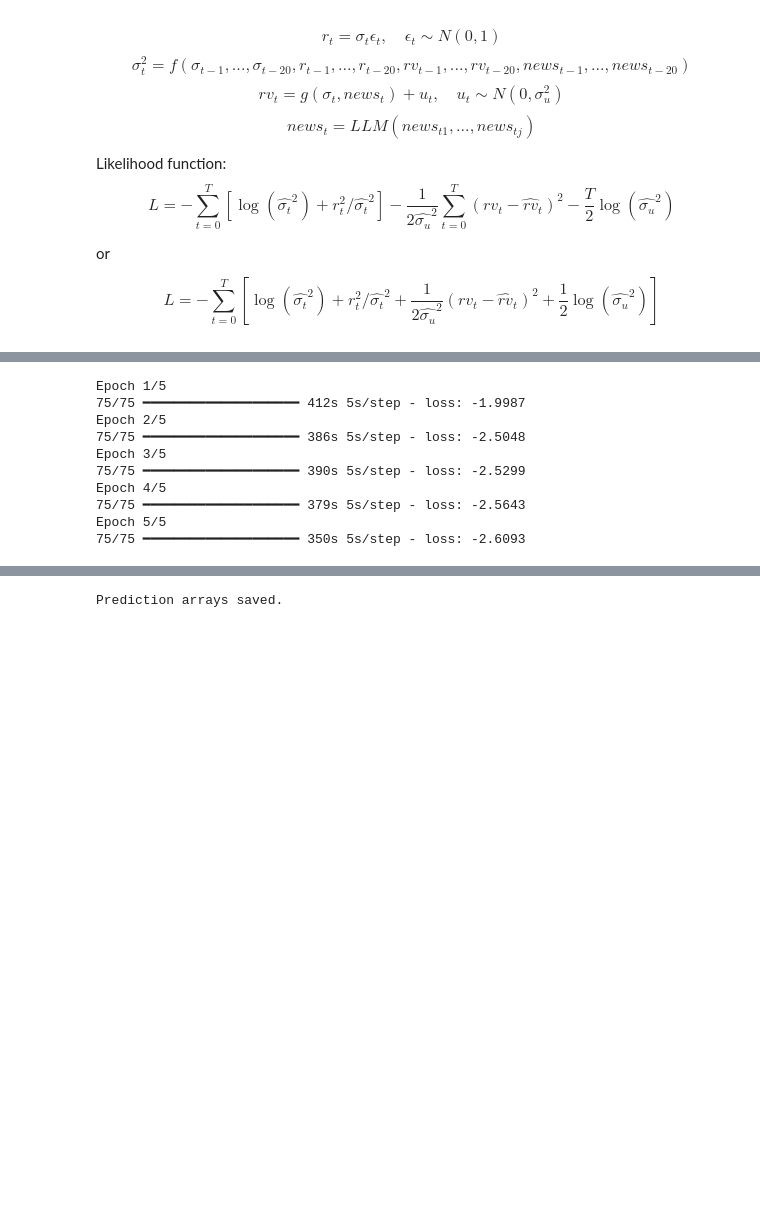
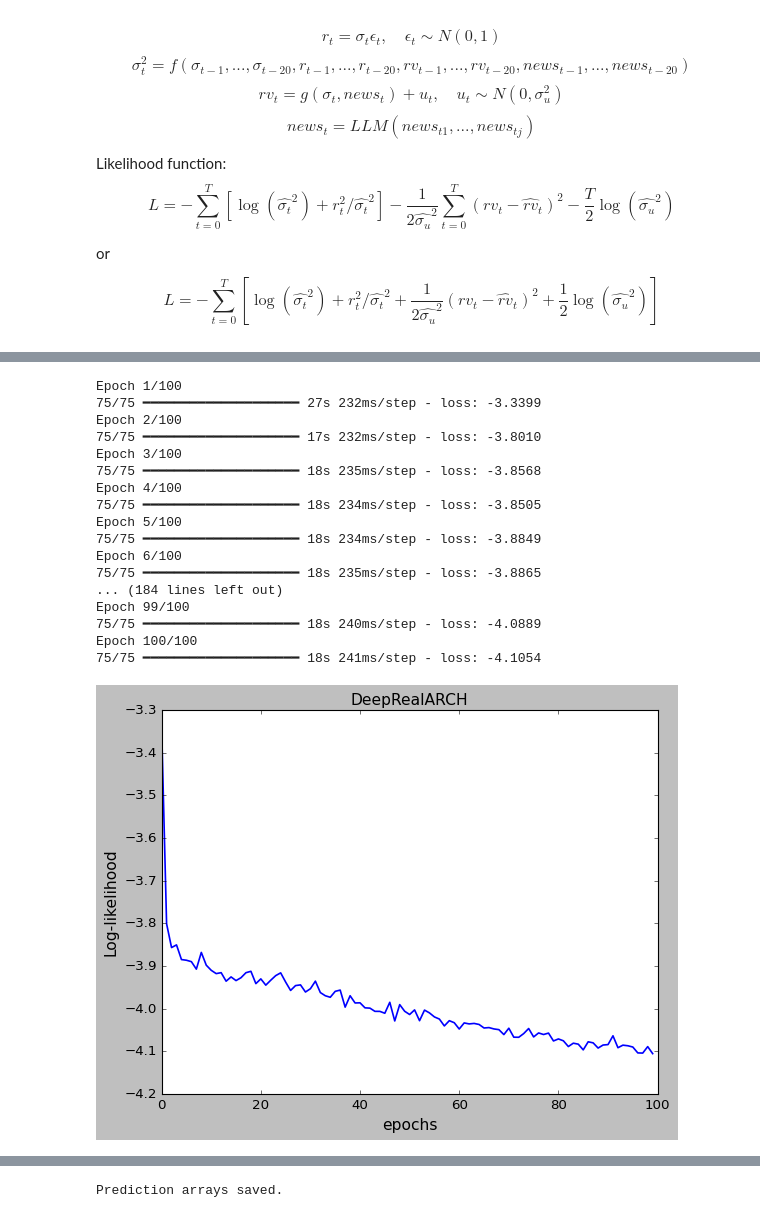
Before and after one commit to AnhTNguyenBlank/BERT_in_intraday_trading, a Jupyter notebook: Training/Workplace/Example workbook.ipynb, the cells around one changed output, grey strips where cells are left out. Saved outputs shown, nothing was run; the diff lists cells and outputs as text; code cells hidden in the pictures; blank space fills up the shorter version.

```diff
--- a/Training/Workplace/Example workbook.ipynb
+++ b/Training/Workplace/Example workbook.ipynb
@@ -916,20 +944,51 @@ Model: "deep_llmrarch"
 history = deep_llm_rarch.fit(
     x=[r_seq_train, rv_seq_train, text_train],
     y=[r_target_train, rv_target_train],
-    epochs=5,
+    epochs=100,
     batch_size=128
 )
 # %% [output]
-Epoch 1/5
-75/75 ━━━━━━━━━━━━━━━━━━━━ 412s 5s/step - loss: -1.9987
-Epoch 2/5
-75/75 ━━━━━━━━━━━━━━━━━━━━ 386s 5s/step - loss: -2.5048
-Epoch 3/5
-75/75 ━━━━━━━━━━━━━━━━━━━━ 390s 5s/step - loss: -2.5299
-Epoch 4/5
-75/75 ━━━━━━━━━━━━━━━━━━━━ 379s 5s/step - loss: -2.5643
-Epoch 5/5
-75/75 ━━━━━━━━━━━━━━━━━━━━ 350s 5s/step - loss: -2.6093
+Epoch 1/100
+75/75 ━━━━━━━━━━━━━━━━━━━━ 27s 232ms/step - loss: -3.3399
+Epoch 2/100
+75/75 ━━━━━━━━━━━━━━━━━━━━ 17s 232ms/step - loss: -3.8010
+Epoch 3/100
+75/75 ━━━━━━━━━━━━━━━━━━━━ 18s 235ms/step - loss: -3.8568
+Epoch 4/100
+75/75 ━━━━━━━━━━━━━━━━━━━━ 18s 234ms/step - loss: -3.8505
+Epoch 5/100
+75/75 ━━━━━━━━━━━━━━━━━━━━ 18s 234ms/step - loss: -3.8849
+Epoch 6/100
+75/75 ━━━━━━━━━━━━━━━━━━━━ 18s 235ms/step - loss: -3.8865
+... (184 lines left out)
+Epoch 99/100
+75/75 ━━━━━━━━━━━━━━━━━━━━ 18s 240ms/step - loss: -4.0889
+Epoch 100/100
+75/75 ━━━━━━━━━━━━━━━━━━━━ 18s 241ms/step - loss: -4.1054
+# %%
+
+# create figure and axis objects with subplots()
+fig,ax = plt.subplots()
+# make a plot
+l1 = ax.plot(history.history['loss'],
+            #  color="red",
+             label = 'Train loss',
+             linewidth = 1.5
+             )
+# l2  = ax.plot(history.history['val_loss'],
+#              color="orange",
+#              label = 'Test mse',
+#              linewidth = 1.5
+#              )
+
+# set x-axis label
+ax.set_xlabel("epochs", fontsize = 14)
+ax.set_ylabel("Log-likelihood", fontsize = 14)
+ax.set_title("DeepRealARCH", fontsize = 14)
+
+plt.show()
+# %% [output]
+[figure, added]
 # %%
 pred_log_sigma2, pred_rv_hat, pred_log_sigmau2 = deep_llm_rarch.predict((r_seq_train, rv_seq_train, text_train))
 
```
Also changed, not shown: parts of 62 cells of this notebook, 2 other files.
